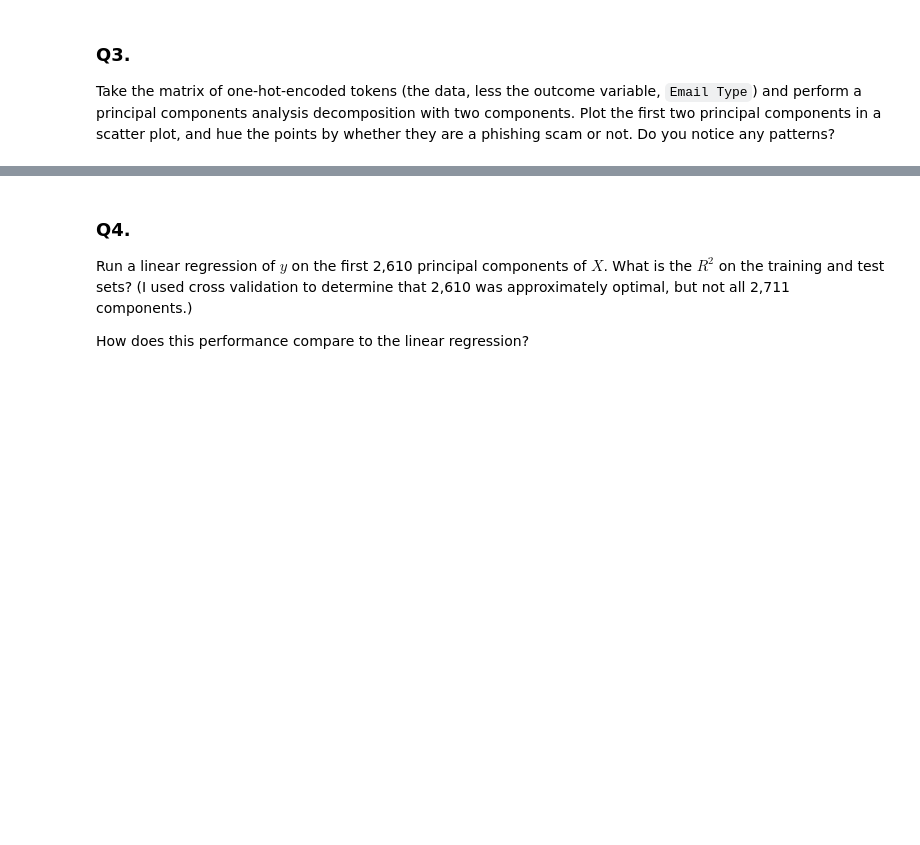
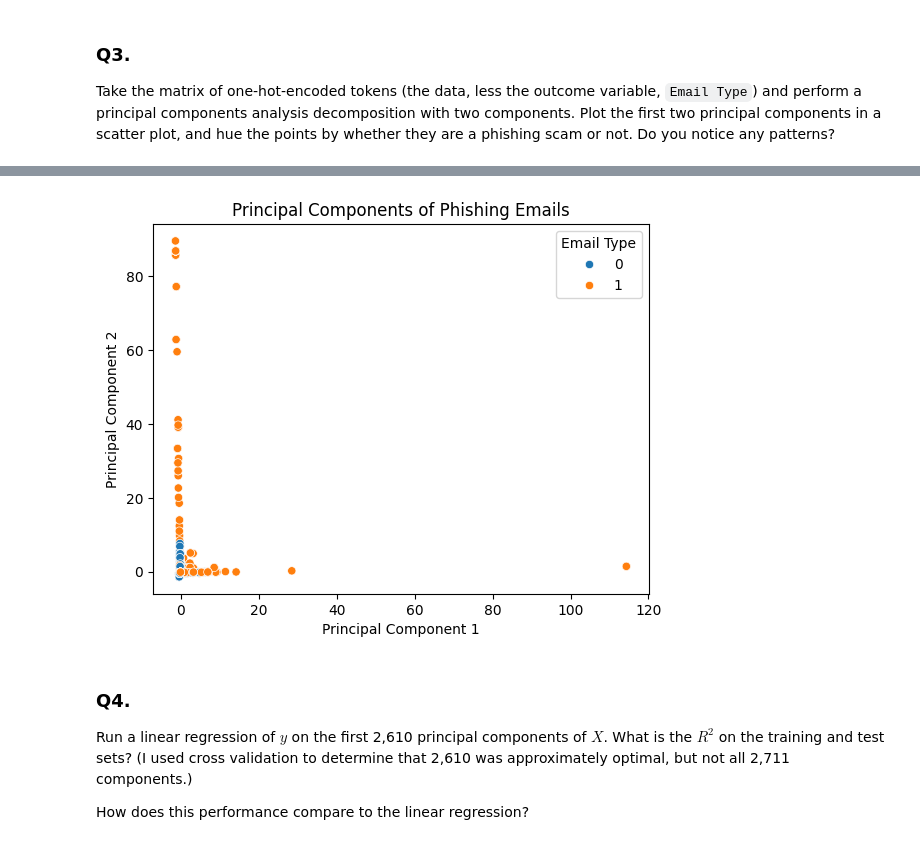
Before and after one commit to eaa3ug/pca_assignment, a Jupyter notebook: assignment.ipynb, the cells around one changed output, grey strips where cells are left out. Drawn from its saved outputs; the diff is of its cells as text; code cells hidden in the pictures; blank space fills up the shorter version.

```diff
--- a/assignment.ipynb
+++ b/assignment.ipynb
@@ -114,3 +114,20 @@ words.head(10)
 ### Q3.
 
 Take the matrix of one-hot-encoded tokens (the data, less the outcome variable, `Email Type`) and perform a principal components analysis decomposition with two components. Plot the first two principal components in a scatter plot, and hue the points by whether they are a phishing scam or not. Do you notice any patterns?
+# %%
+email = pd.read_parquet('Phishing_clean.parquet')
+X = email.drop(columns = ['Email Type'])
+y = email['Email Type']
+# %%
+from sklearn.decomposition import PCA
+from sklearn.preprocessing import StandardScaler
+
+scaler = StandardScaler(with_mean = False)
+X_scaled = scaler.fit_transform(X)
+
+pca = PCA(n_components = 2)
+X_pca = pca.fit_transform(X_scaled)
+
+pca_df = pd.DataFrame(X_pca, columns = ['PC1', 'PC2'])
+pca_df['Email Type'] = y.values
+pca_df.head()
@@ -117,3 +141,11 @@ Take the matrix of one-hot-encoded tokens (the data, less the outcome variable,
+# %%
+sns.scatterplot(data = pca_df, x='PC1' , y='PC2', hue='Email Type')
+plt.title('Principal Components of Phishing Emails')
+plt.xlabel('Principal Component 1')
+plt.ylabel('Principal Component 2')
+plt.show()
+# %% [output]
+[figure, added]
 # %% [markdown]
 ### Q4.
 
```
Also changed, not shown: parts of 1 cell of this notebook.
